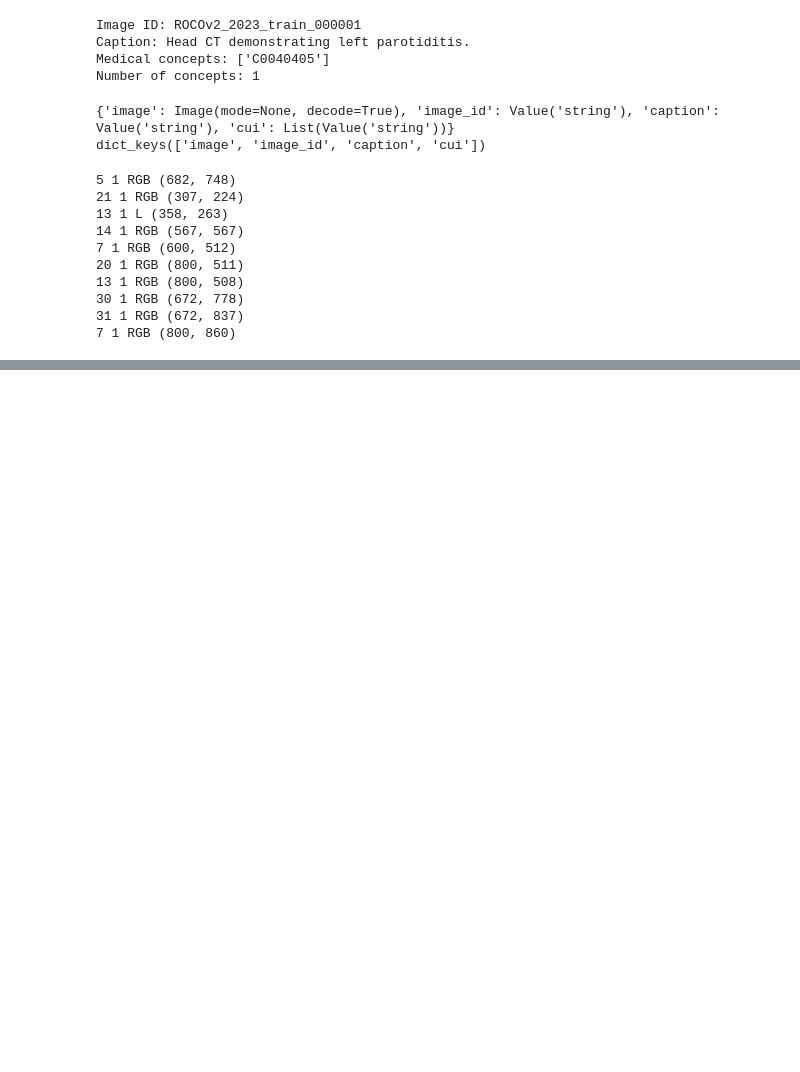
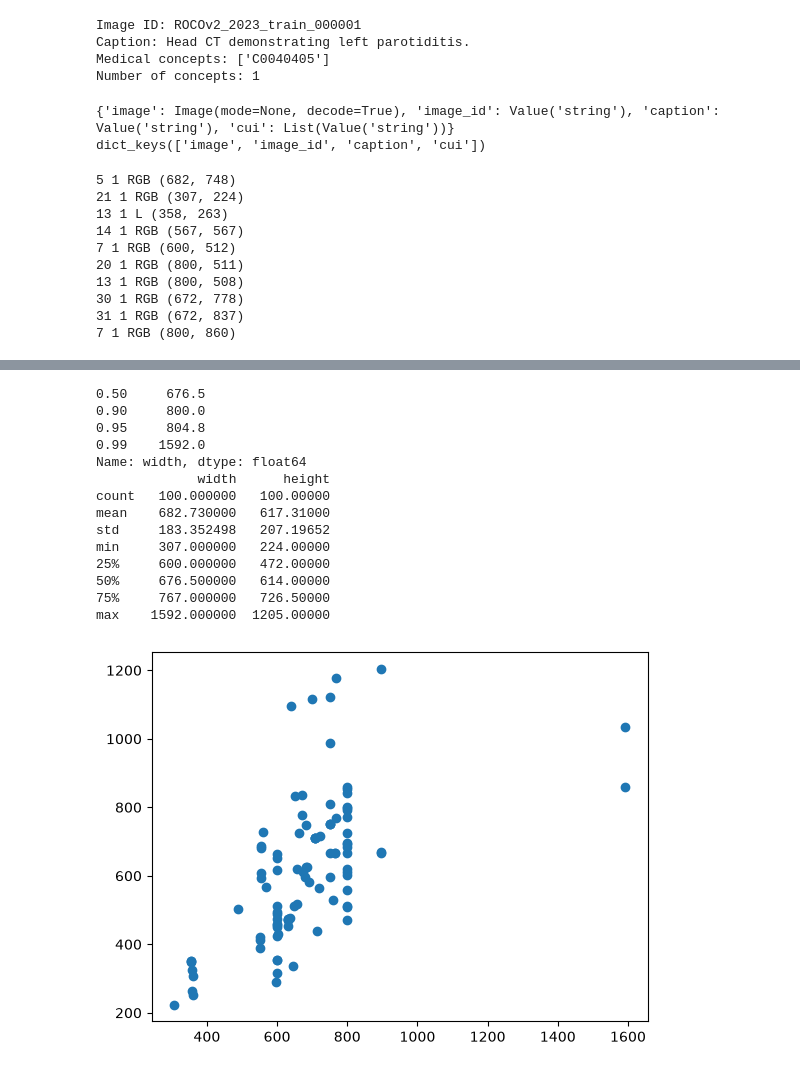
Before and after one commit to Chang195/NeuroMed-VLM, a Jupyter notebook: explore_data.ipynb, the cells around one changed output, grey strips where cells are left out. Cells and saved outputs as stored; diff of their text form; code cells hidden in the pictures; blank space fills up the shorter version.

```diff
--- a/explore_data.ipynb
+++ b/explore_data.ipynb
@@ -49,0 +127,20 @@ for i in range(10):
+# %%
+plt.scatter(df["width"], df["height"])
+print(df["width"].quantile([0.5,0.9,0.95,0.99]))
+print(df[["width", "height"]].describe())
+# %% [output]
+0.50     676.5
+0.90     800.0
+0.95     804.8
+0.99    1592.0
+Name: width, dtype: float64
+             width      height
+count   100.000000   100.00000
+mean    682.730000   617.31000
+std     183.352498   207.19652
+min     307.000000   224.00000
+25%     600.000000   472.00000
+50%     676.500000   614.00000
+75%     767.000000   726.50000
+max    1592.000000  1205.00000
+[figure, added]
```
Also changed, not shown: parts of 6 cells of this notebook, 1 other file.
